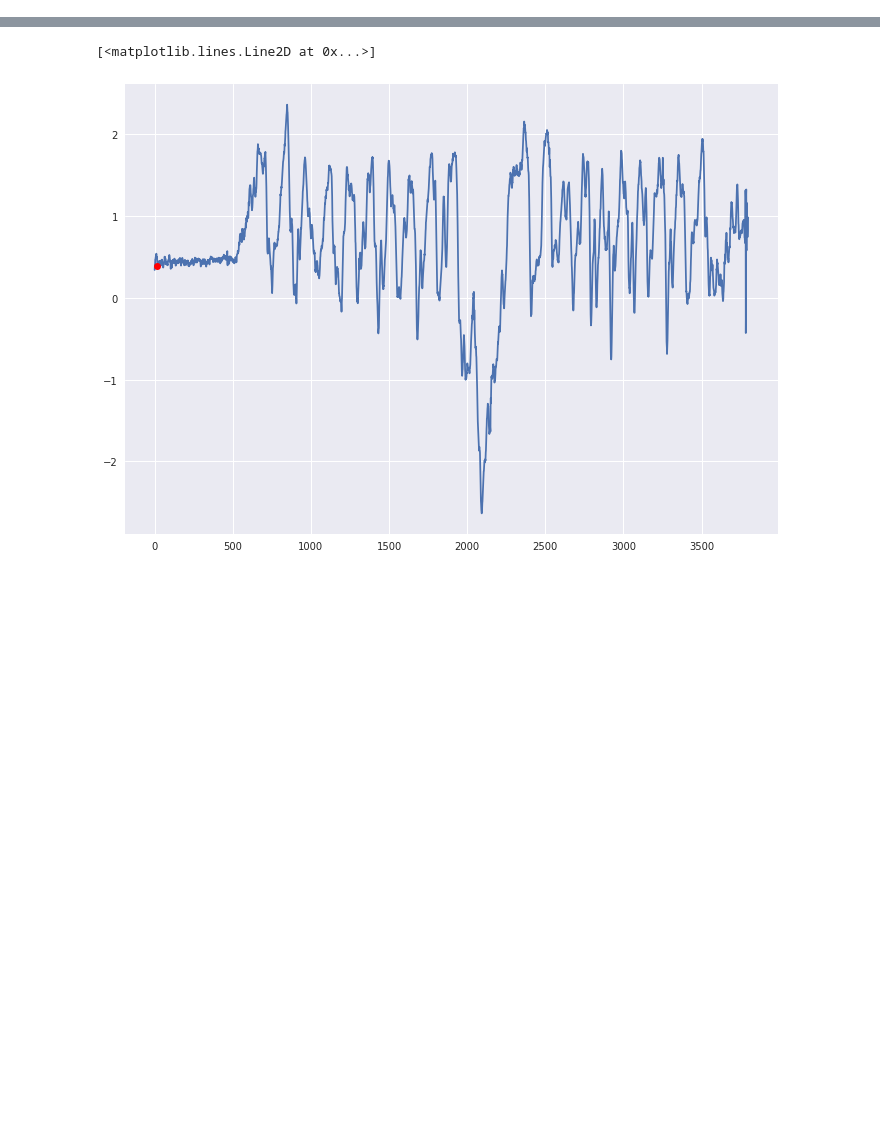
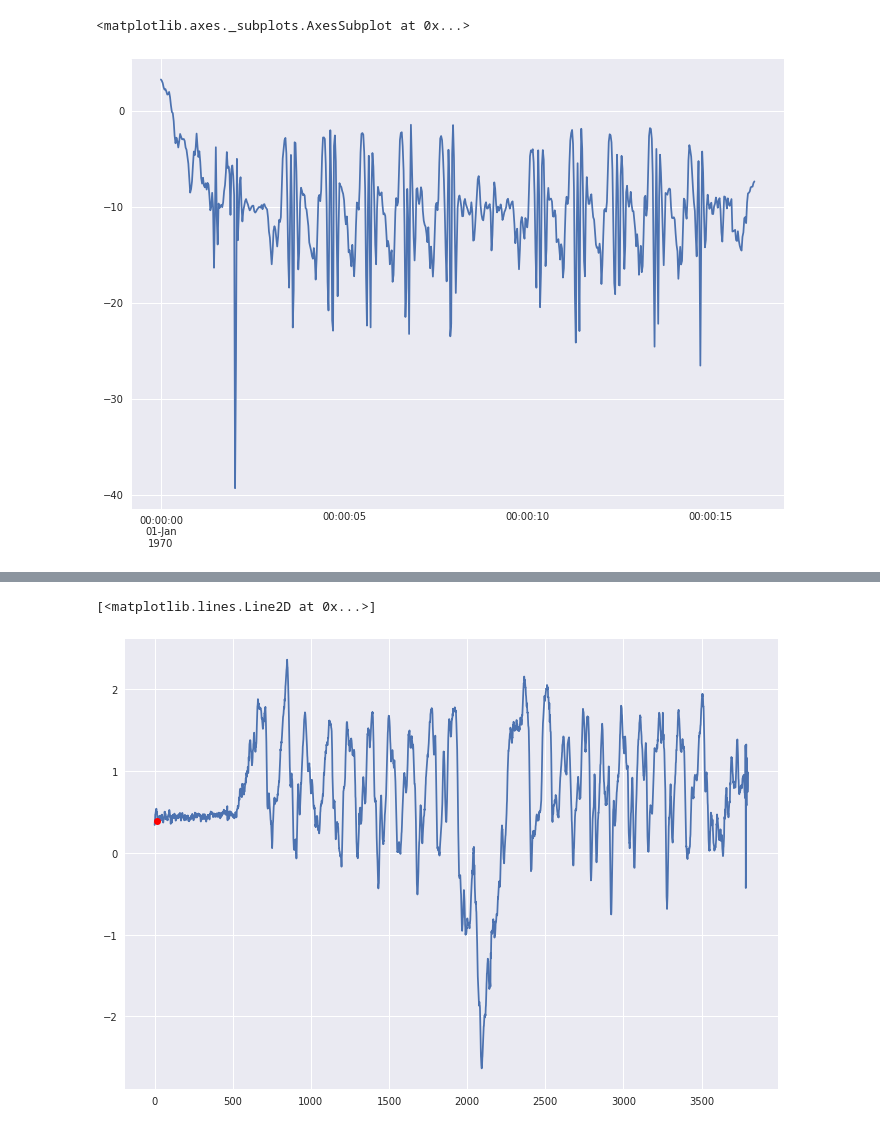
Before and after one commit to pdkit/pdkit, a Jupyter notebook: notebooks/turn_detect_from_accel.ipynb, the cells around one changed output, grey strips where cells are left out. Saved outputs shown, nothing was run; the diff lists cells and outputs as text; code cells hidden in the pictures; blank space fills up the shorter version.

```diff
--- a/notebooks/turn_detect_from_accel.ipynb
+++ b/notebooks/turn_detect_from_accel.ipynb
@@ -15,0 +73,5 @@ from scipy import signal
+# %%
+tss.y.plot()
+# %% [output]
+<matplotlib.axes._subplots.AxesSubplot at 0x...>
+[figure, added]
```
Also changed, not shown: parts of 36 cells of this notebook, 1 other file.
